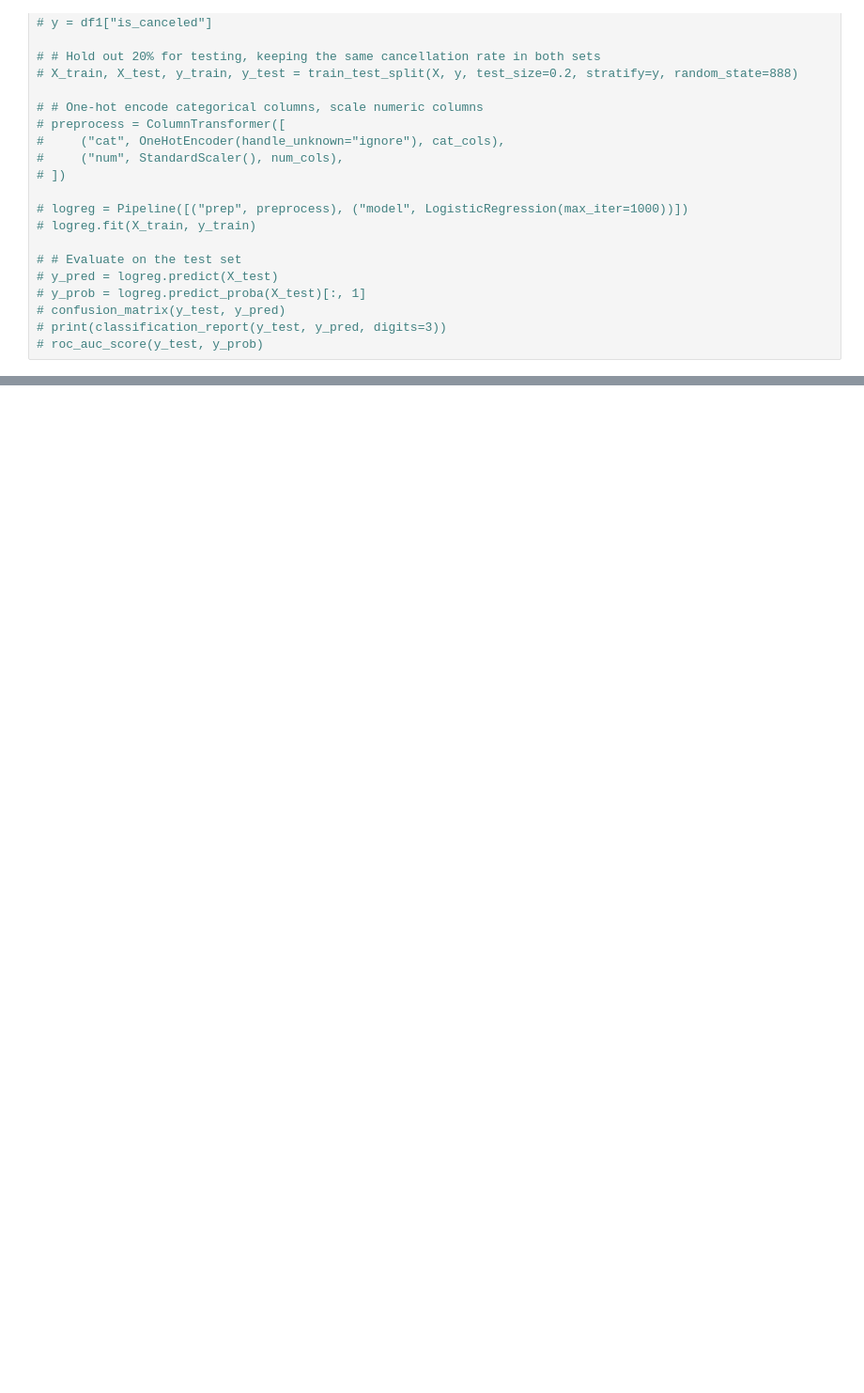
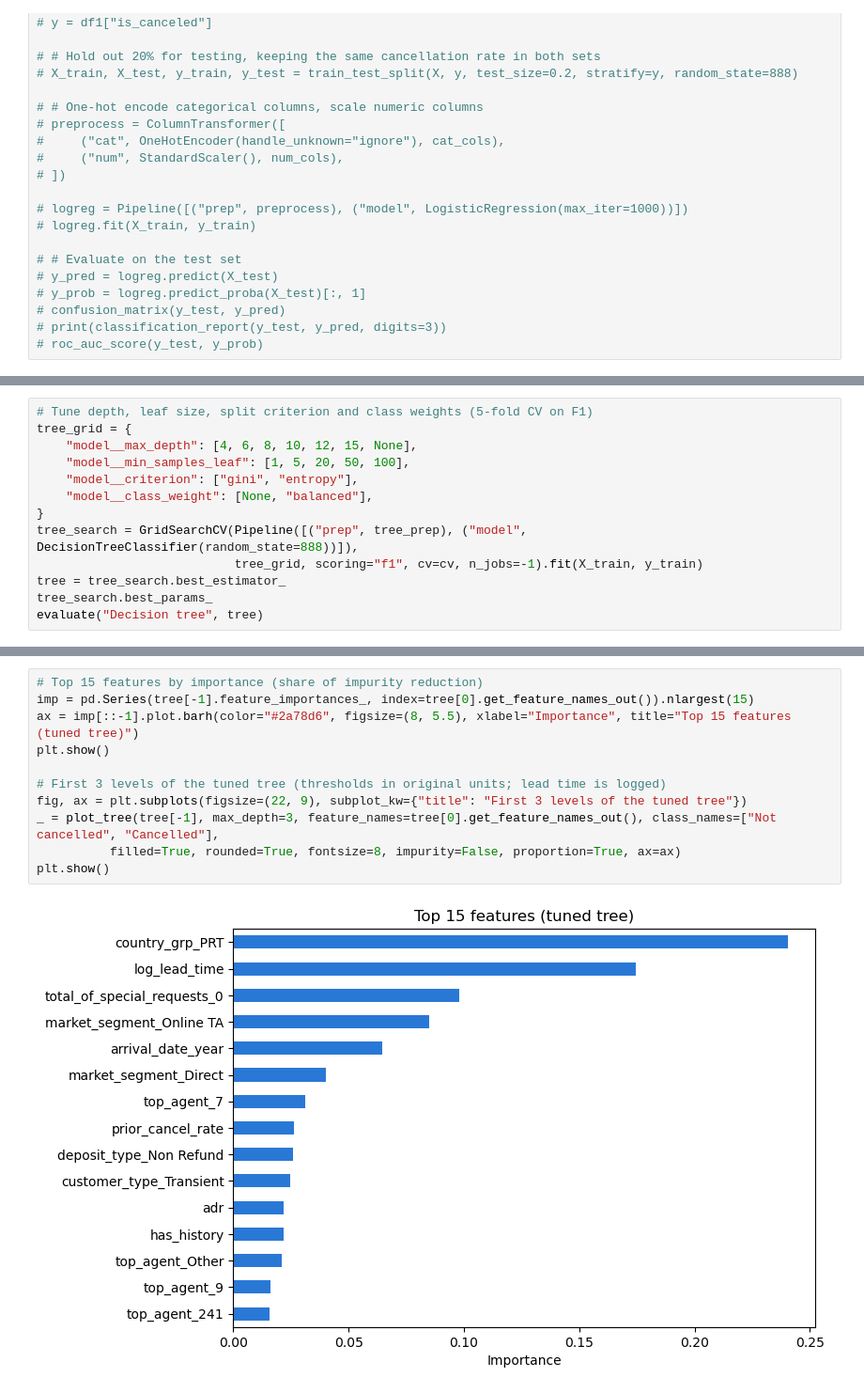
Before and after one commit to ErikS234/DSA312-Group-Project, a Jupyter notebook: Team Project.ipynb, the cells around one changed output, grey strips where cells are left out. Shown at 94% size. Drawn from its saved outputs; the diff is of its cells as text; blank space fills up the shorter version.

```diff
--- a/Team Project.ipynb
+++ b/Team Project.ipynb
@@ -468,0 +606,13 @@ vif
+# %%
+# Tune depth, leaf size, split criterion and class weights (5-fold CV on F1)
+tree_grid = {
+    "model__max_depth": [4, 6, 8, 10, 12, 15, None],
+    "model__min_samples_leaf": [1, 5, 20, 50, 100],
+    "model__criterion": ["gini", "entropy"],
+    "model__class_weight": [None, "balanced"],
+}
+tree_search = GridSearchCV(Pipeline([("prep", tree_prep), ("model", DecisionTreeClassifier(random_state=888))]),
+                           tree_grid, scoring="f1", cv=cv, n_jobs=-1).fit(X_train, y_train)
+tree = tree_search.best_estimator_
+tree_search.best_params_
+evaluate("Decision tree", tree)
@@ -468,0 +626,13 @@ vif
+# %%
+# Top 15 features by importance (share of impurity reduction)
+imp = pd.Series(tree[-1].feature_importances_, index=tree[0].get_feature_names_out()).nlargest(15)
+ax = imp[::-1].plot.barh(color="#2a78d6", figsize=(8, 5.5), xlabel="Importance", title="Top 15 features (tuned tree)")
+plt.show()
+
+# First 3 levels of the tuned tree (thresholds in original units; lead time is logged)
+fig, ax = plt.subplots(figsize=(22, 9), subplot_kw={"title": "First 3 levels of the tuned tree"})
+_ = plot_tree(tree[-1], max_depth=3, feature_names=tree[0].get_feature_names_out(), class_names=["Not cancelled", "Cancelled"],
+          filled=True, rounded=True, fontsize=8, impurity=False, proportion=True, ax=ax)
+plt.show()
+# %% [output]
+[figure, added]
```
Also changed, not shown: parts of 21 cells of this notebook.
